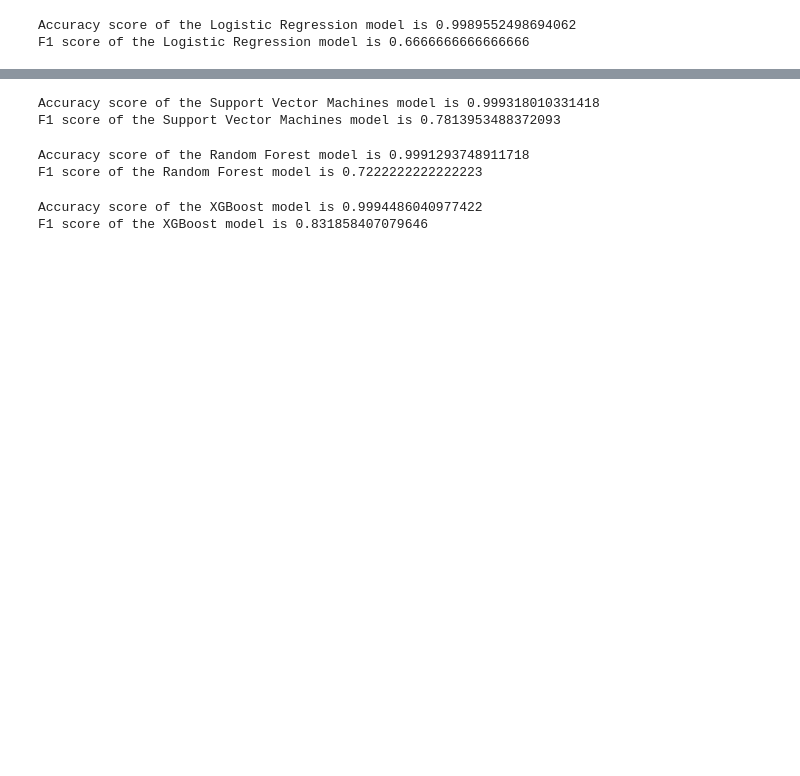
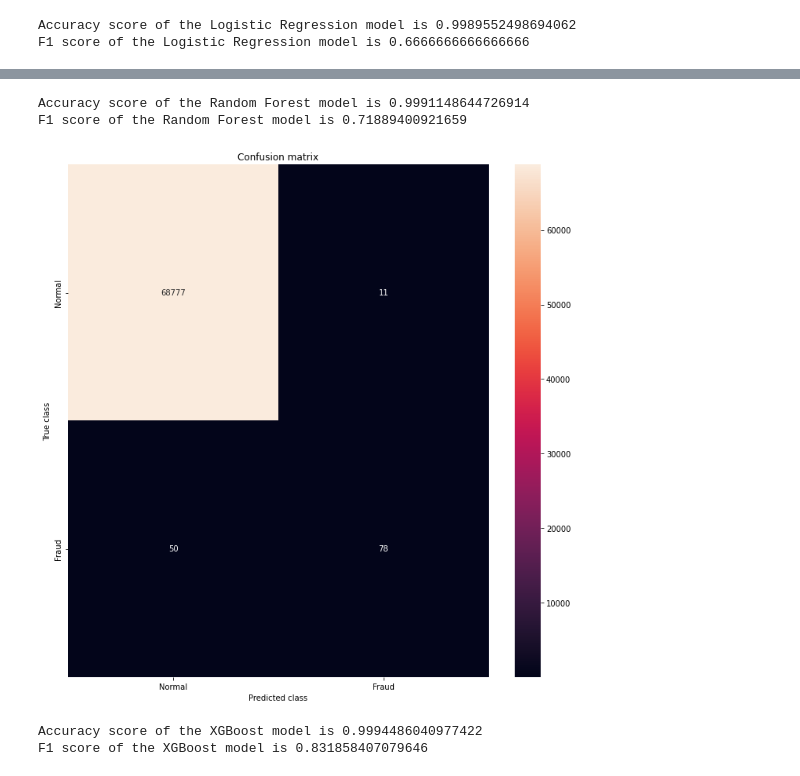
Before and after one commit to DineshBS44/Credit-Card-Fraud-Detection, a Jupyter notebook: CreditCardFraudDetection.ipynb, the cells around one changed output, grey strips where cells are left out. Saved outputs shown, nothing was run; the diff lists cells and outputs as text; code cells hidden in the pictures; blank space fills up the shorter version.

```diff
--- a/CreditCardFraudDetection.ipynb
+++ b/CreditCardFraudDetection.ipynb
@@ -148,30 +185,31 @@ F1 score of the Logistic Regression model is 0.6666666666666666
+# %%
+# Model 4: Random Forest
+rf = RandomForestClassifier(max_depth = 4)
+rf.fit(X_train, y_train)
+rf_yhat = rf.predict(X_test)
+print('Accuracy score of the Random Forest model is {}'.format(accuracy_score(y_test, rf_yhat)))
+print('F1 score of the Random Forest model is {}'.format(f1_score(y_test, rf_yhat)))
+# %% [output]
+Accuracy score of the Random Forest model is 0.9991148644726914
+F1 score of the Random Forest model is 0.71889400921659
+# %%
+LABELS_4 = ['Normal', 'Fraud']
+conf_matrix_4 = confusion_matrix(y_test, rf_yhat, labels = [0, 1])
+plt.figure(figsize =(12, 12))
+sns.heatmap(conf_matrix_4, xticklabels = LABELS_4, yticklabels = LABELS_4, annot = True, fmt ="d");
+plt.title("Confusion matrix")
+plt.ylabel('True class')
+plt.xlabel('Predicted class')
+plt.show()
+# %% [output]
+[figure, added]
 # %%
-# Model 4: Support Vector Machines
-svm = SVC()
-svm.fit(X_train, y_train)
-svm_yhat = svm.predict(X_test)
-print('Accuracy score of the Support Vector Machines model is {}'.format(accuracy_score(y_test, svm_yhat)))
-print('F1 score of the Support Vector Machines model is {}'.format(f1_score(y_test, svm_yhat)))
+# Model 5: XGBoost
+xgb = XGBClassifier(max_depth = 4)
+xgb.fit(X_train, y_train)
+xgb_yhat = xgb.predict(X_test)
+print('Accuracy score of the XGBoost model is {}'.format(accuracy_score(y_test, xgb_yhat)))
+print('F1 score of the XGBoost model is {}'.format(f1_score(y_test, xgb_yhat)))
 # %% [output]
-Accuracy score of the Support Vector Machines model is 0.999318010331418
-F1 score of the Support Vector Machines model is 0.7813953488372093
+Accuracy score of the XGBoost model is 0.9994486040977422
+F1 score of the XGBoost model is 0.831858407079646
-# %%
-# Model 5: Random Forest
-rf = RandomForestClassifier(max_depth = 4)
-rf.fit(X_train, y_train)
-rf_yhat = rf.predict(X_test)
-print('Accuracy score of the Random Forest model is {}'.format(accuracy_score(y_test, rf_yhat)))
-print('F1 score of the Random Forest model is {}'.format(f1_score(y_test, rf_yhat)))
-# %% [output]
-Accuracy score of the Random Forest model is 0.9991293748911718
-F1 score of the Random Forest model is 0.7222222222222223
-# %%
-# Model 6: XGBoost
-xgb = XGBClassifier(max_depth = 4)
-xgb.fit(X_train, y_train)
-xgb_yhat = xgb.predict(X_test)
-print('Accuracy score of the XGBoost model is {}'.format(accuracy_score(y_test, xgb_yhat)))
-print('F1 score of the XGBoost model is {}'.format(f1_score(y_test, xgb_yhat)))
-# %% [output]
-Accuracy score of the XGBoost model is 0.9994486040977422
-F1 score of the XGBoost model is 0.831858407079646
```
Also changed, not shown: parts of 8 cells of this notebook, 2 other files.
